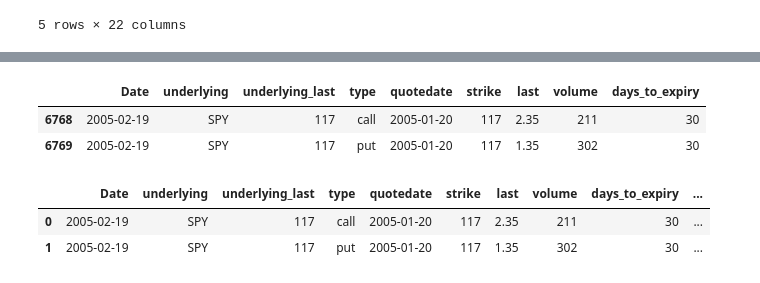
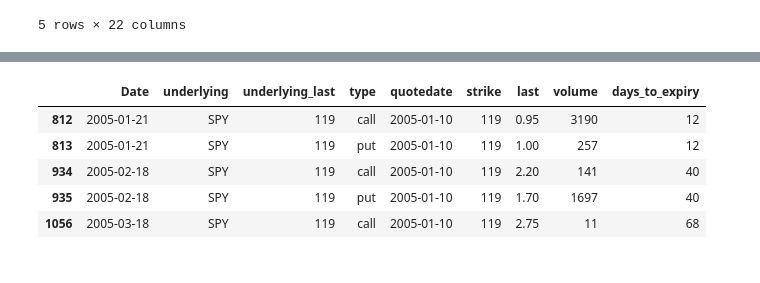
Before and after one commit to vdshulyak/Option-Metrics-as-Predictors-of-Equity-Prices, a Jupyter notebook: Project.ipynb, the cells around one changed output, grey strips where cells are left out. Cells and saved outputs as stored; diff of their text form; code cells hidden in the pictures.

```diff
--- a/Project.ipynb
+++ b/Project.ipynb
@@ -31,16 +34,12 @@ x['days_to_expiry'] = (x['expiration'] - x['quotedate']).dt.days
 #ensure column 'underlying_last' and strike are set to data type integer
 x['underlying_last']=x['underlying_last'].astype(int)
 x['strike']=x['strike'].astype(int)
+# %%
+x['last_trading_day'] = x['expiration'] - pd.Timedelta(1, unit='D')
 # %%
 #clean dataframe so we only observe options with 30 days remaining to expiry
-
-x['last_trading_day'] = df['date'] - pd.Timedelta(1, unit='D')
-print(df.dtypes)
-
-index_names = x[ x['days_to_expiry'] != 30 ].index
-
-
-last_trading_day= x['days_to_expiry] - 1
+# index_names = x[ x['days_to_expiry'] != 30 ].index
+index_names = x[x['last'] == 0].index
 x.drop(index_names, inplace = True)
 
 #clean dataframe so we only observe at-the-money options
@@ -48,4 +47,4 @@ index_names2 = x[ x['strike'] != (x['underlying_last'])].index
 x.drop(index_names2, inplace = True)
 
 #sort and reset
-x.sort_values(by = ['type','expiration']).reset_index()
+x.sort_values(by = ['type','expiration']).reset_index().head()
@@ -62,17 +76,12 @@ y.drop(columns=['Open','High','Low','Volume','Dividends','Stock Splits'], inplac
 # %%
 #rename columns and reorder for merge
-x.rename(columns={'expiration':'Date'},inplace=True)
-x= x[['Date', 'underlying', 'underlying_last', 'type', 'quotedate', 'strike', 'last', 'volume', 'days_to_expiry']]#
+x.rename(columns={'last_trading_day':'Date'},inplace=True)
+x= x[['Date', 'underlying', 'underlying_last', 'type', 'quotedate', 'strike', 'last', 'volume', 'days_to_expiry']]
 x.head()
 # %% [output]
 |  | Date | underlying | underlying_last | type | quotedate | strike | last | volume | days_to_expiry |
-| 6768 | 2005-02-19 | SPY | 117 | call | 2005-01-20 | 117 | 2.35 | 211 | 30 |
-| 6769 | 2005-02-19 | SPY | 117 | put | 2005-01-20 | 117 | 1.35 | 302 | 30 |
+| 812 | 2005-01-21 | SPY | 119 | call | 2005-01-10 | 119 | 0.95 | 3190 | 12 |
+| 813 | 2005-01-21 | SPY | 119 | put | 2005-01-10 | 119 | 1.00 | 257 | 12 |
+| 934 | 2005-02-18 | SPY | 119 | call | 2005-01-10 | 119 | 2.20 | 141 | 40 |
+| 935 | 2005-02-18 | SPY | 119 | put | 2005-01-10 | 119 | 1.70 | 1697 | 40 |
+| 1056 | 2005-03-18 | SPY | 119 | call | 2005-01-10 | 119 | 2.75 | 11 | 68 |
-# %%
-#merge in closing price to existing DF >>> ERROR: Date is weekend.
-z=pd.merge(x, y, how='left', on='Date')
-z
-# %% [output]
-|  | Date | underlying | underlying_last | type | quotedate | strike | last | volume | days_to_expiry | ... |
-| 0 | 2005-02-19 | SPY | 117 | call | 2005-01-20 | 117 | 2.35 | 211 | 30 | ... |
-| 1 | 2005-02-19 | SPY | 117 | put | 2005-01-20 | 117 | 1.35 | 302 | 30 | ... |
```
Also changed, not shown: parts of 7 cells of this notebook.
